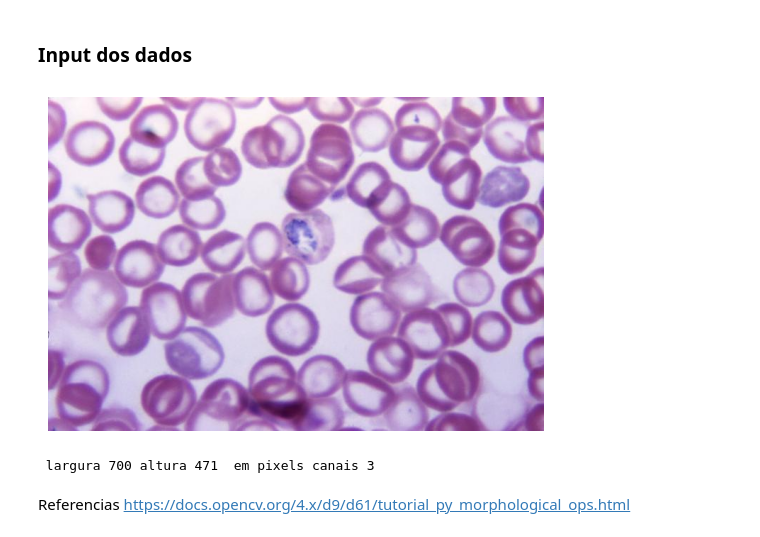
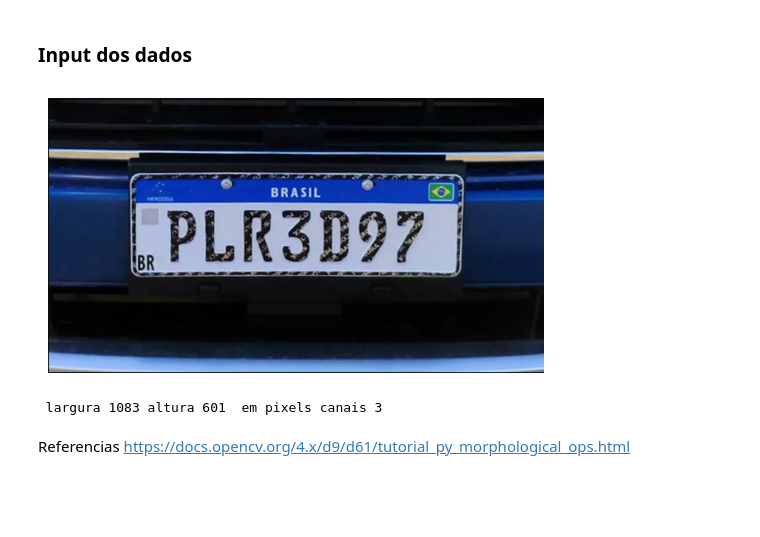
Before and after one commit to EdCarlos-dev/tratamentodeimagens, a Jupyter notebook: app/filtros_imagem.ipynb, the cells around one changed output. Drawn from its saved outputs; the diff is of its cells as text; code cells hidden in the pictures; blank space fills up the shorter version.

```diff
--- a/app/filtros_imagem.ipynb
+++ b/app/filtros_imagem.ipynb
@@ -297,20 +297,20 @@ def process_darkhat_image(image_threshold,k):
 ### Input dos dados
 # %%
 
-imagem_placa = cv2.imread('cell.jpg')
+imagem_placa = cv2.imread('placa_carro1.png')
 imagem_placa = cv2.cvtColor(imagem_placa,cv2.COLOR_BGR2RGB)
 plt.imshow(imagem_placa)
 plt.axis('off')
 plt.show()
 
 input = imagem_placa
 linhas = len(input)
 colunas = len(input[0])
 cor = len(input[0][0])
 print(' largura {} altura {}  em pixels canais {} ' . format(colunas, linhas, cor))
 # %% [output]
-[figure, old version]
+[figure, new version]
- largura 700 altura 471  em pixels canais 3
+ largura 1083 altura 601  em pixels canais 3
 # %% [markdown]
 Referencias
 https://docs.opencv.org/4.x/d9/d61/tutorial_py_morphological_ops.html
```
Also changed, not shown: parts of 12 cells of this notebook.
